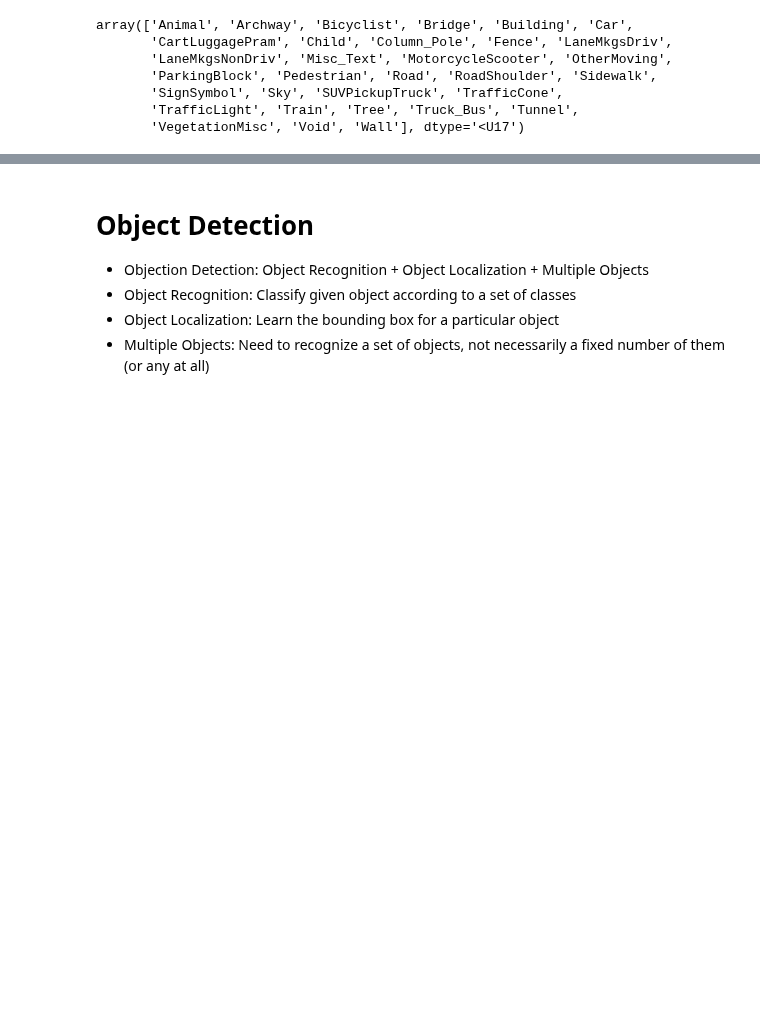
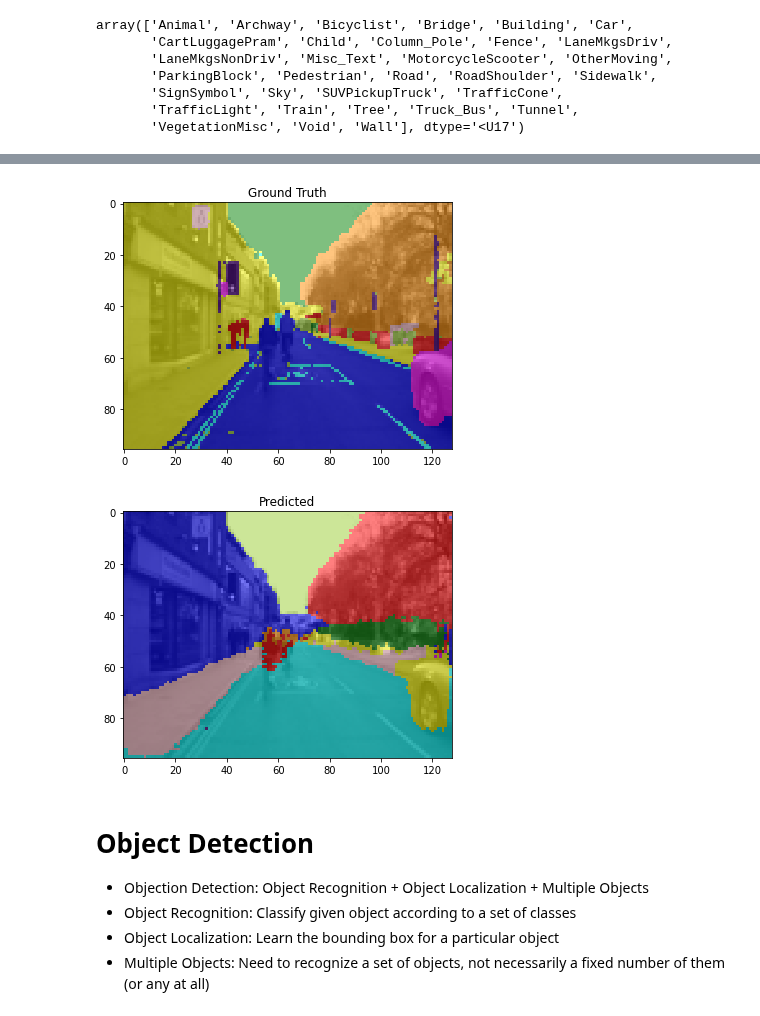
Before and after one commit to rkingery/notebooks, a Jupyter notebook: computer-vison-advanced.ipynb, the cells around one changed output, grey strips where cells are left out. Drawn from its saved outputs; the diff is of its cells as text; code cells hidden in the pictures; blank space fills up the shorter version.

```diff
--- a/computer-vison-advanced.ipynb
+++ b/computer-vison-advanced.ipynb
@@ -130,3 +163,21 @@ learn.fine_tune(6)
+# %%
+def plot_segmented_image(image, mask, alpha=0.5, title=''):
+    from skimage import io, color
+    min_max_scale = lambda x: (x - x.min()) / (x.max() - x.min())
+    image = min_max_scale(image)
+    masked_image = color.label2rgb(mask, image, alpha=alpha)
+    io.imshow(masked_image)
+    plt.title(title)
+    plt.show()
+
+mask = y[0].cpu().numpy()
+pred = y_pred[0].cpu().numpy()
+image = x[0].cpu().numpy().transpose(1, 2, 0)
+plot_segmented_image(image, mask, title='Ground Truth')
+plot_segmented_image(image, pred, title='Predicted')
+# %% [output]
+[figure, added]
+[figure, added]
 # %% [markdown]
 # Object Detection
 
```
Also changed, not shown: parts of 13 cells of this notebook.
